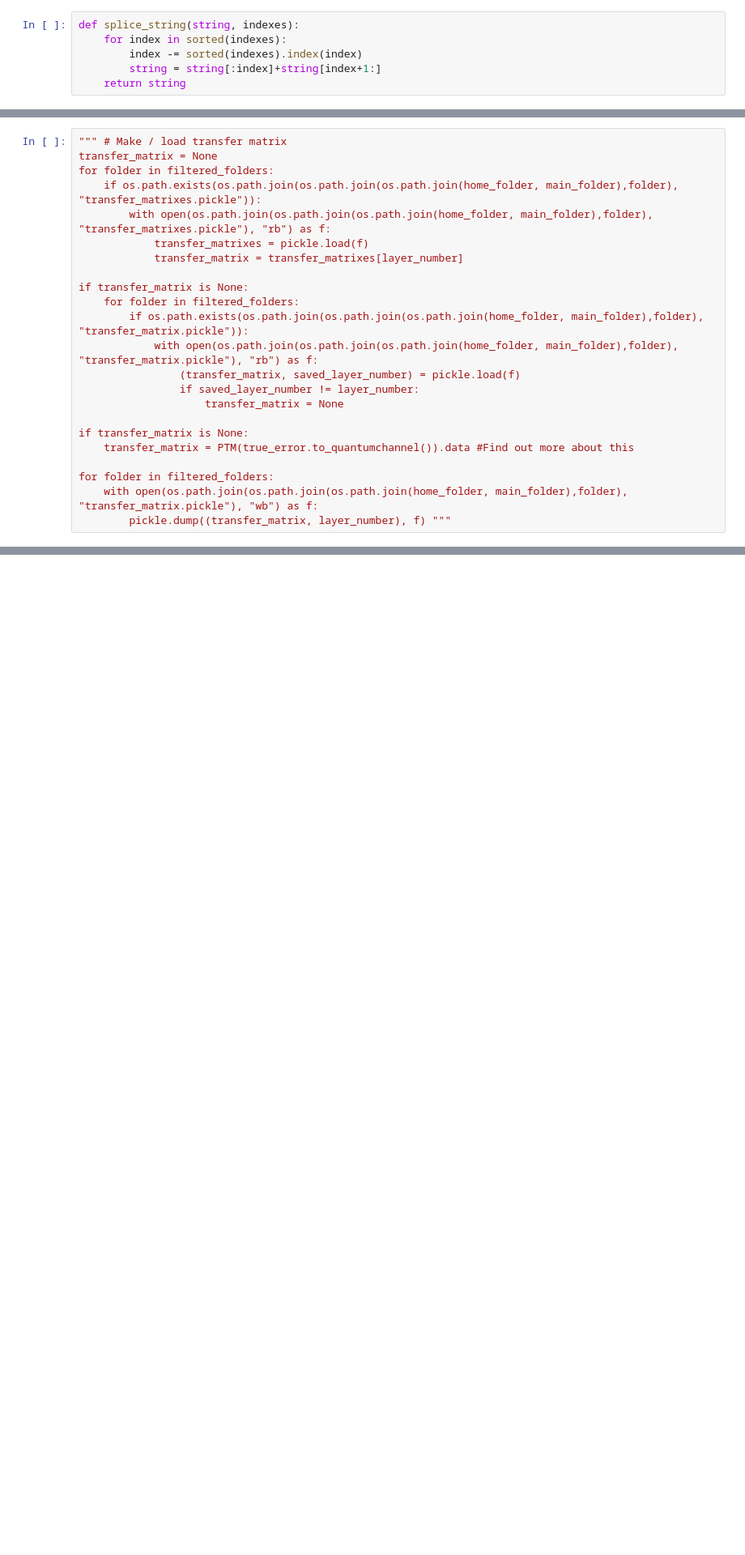
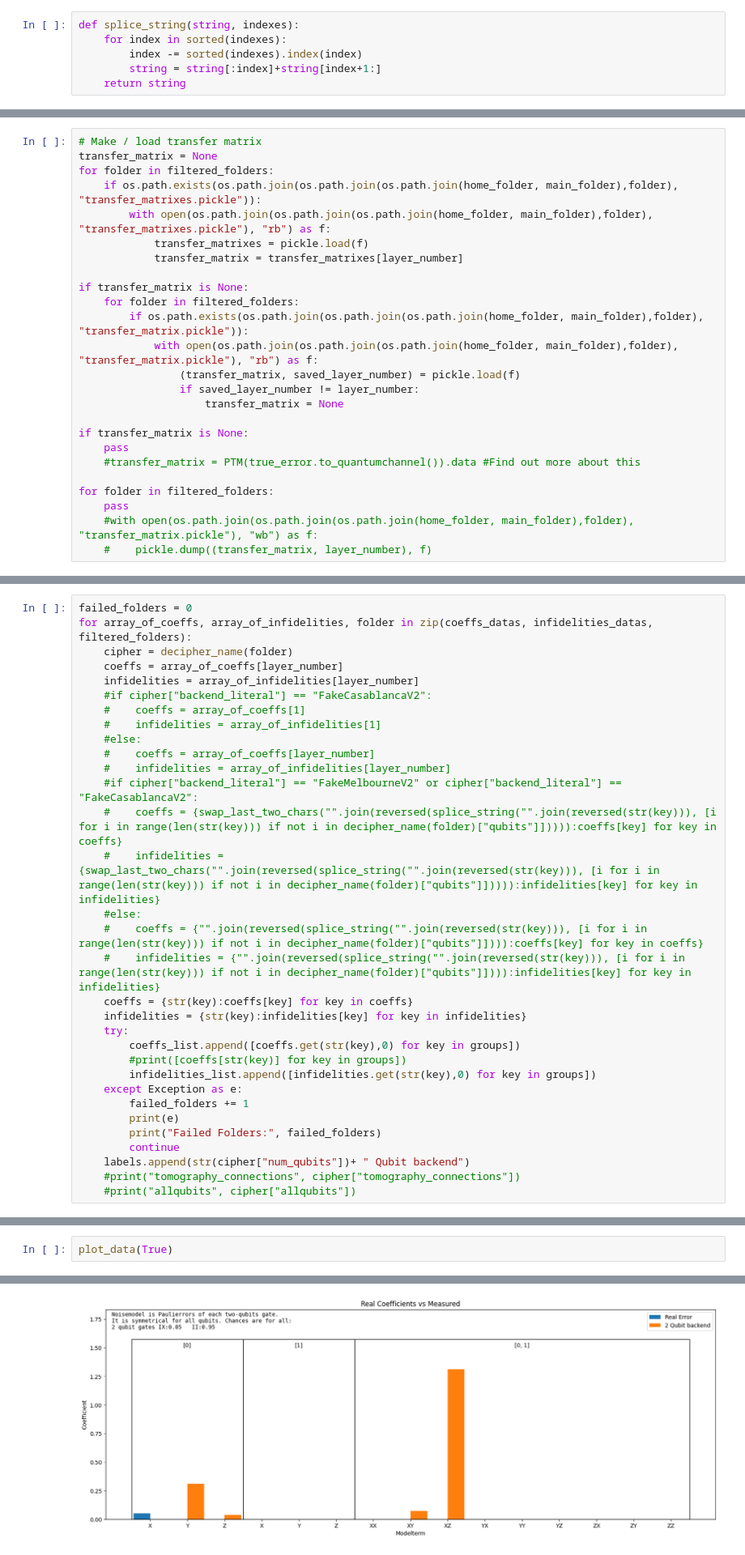
Before and after one commit to Fabrice-Schoeneberger/AutomatedPERTools_PyQuil, a Jupyter notebook: analyze_pnt.ipynb, the cells around one changed output, grey strips where cells are left out. Shown: that part at 81% size. Cells and saved outputs as stored; diff of their text form; blank space fills up the shorter version.

```diff
--- a/analyze_pnt.ipynb
+++ b/analyze_pnt.ipynb
@@ -235,5 +303,5 @@ for temp in singlequbit_error_template:
 # %%
-""" # Make / load transfer matrix
+# Make / load transfer matrix
 transfer_matrix = None
 for folder in filtered_folders:
     if os.path.exists(os.path.join(os.path.join(os.path.join(home_folder, main_folder),folder), "transfer_matrixes.pickle")):
@@ -250,8 +318,10 @@ if transfer_matrix is None:
                     transfer_matrix = None
 
 if transfer_matrix is None:
-    transfer_matrix = PTM(true_error.to_quantumchannel()).data #Find out more about this
+    pass
+    #transfer_matrix = PTM(true_error.to_quantumchannel()).data #Find out more about this
 
 for folder in filtered_folders:
-    with open(os.path.join(os.path.join(os.path.join(home_folder, main_folder),folder), "transfer_matrix.pickle"), "wb") as f:
-        pickle.dump((transfer_matrix, layer_number), f) """
+    pass
+    #with open(os.path.join(os.path.join(os.path.join(home_folder, main_folder),folder), "transfer_matrix.pickle"), "wb") as f:
+    #    pickle.dump((transfer_matrix, layer_number), f)
@@ -287,0 +345,32 @@ labels.append("Real Error")
+# %%
+failed_folders = 0
+for array_of_coeffs, array_of_infidelities, folder in zip(coeffs_datas, infidelities_datas, filtered_folders):
+    cipher = decipher_name(folder)
+    coeffs = array_of_coeffs[layer_number]
+    infidelities = array_of_infidelities[layer_number]
+    #if cipher["backend_literal"] == "FakeCasablancaV2":
+    #    coeffs = array_of_coeffs[1]
+    #    infidelities = array_of_infidelities[1]
+    #else:
+    #    coeffs = array_of_coeffs[layer_number]
+    #    infidelities = array_of_infidelities[layer_number]
+    #if cipher["backend_literal"] == "FakeMelbourneV2" or cipher["backend_literal"] == "FakeCasablancaV2":
+    #    coeffs = {swap_last_two_chars("".join(reversed(splice_string("".join(reversed(str(key))), [i for i in range(len(str(key))) if not i in decipher_name(folder)["qubits"]])))):coeffs[key] for key in coeffs}
+    #    infidelities = {swap_last_two_chars("".join(reversed(splice_string("".join(reversed(str(key))), [i for i in range(len(str(key))) if not i in decipher_name(folder)["qubits"]])))):infidelities[key] for key in infidelities}
+    #else:
+    #    coeffs = {"".join(reversed(splice_string("".join(reversed(str(key))), [i for i in range(len(str(key))) if not i in decipher_name(folder)["qubits"]]))):coeffs[key] for key in coeffs}
+    #    infidelities = {"".join(reversed(splice_string("".join(reversed(str(key))), [i for i in range(len(str(key))) if not i in decipher_name(folder)["qubits"]]))):infidelities[key] for key in infidelities}
+    coeffs = {str(key):coeffs[key] for key in coeffs}
+    infidelities = {str(key):infidelities[key] for key in infidelities}
+    try:
+        coeffs_list.append([coeffs.get(str(key),0) for key in groups])
+        #print([coeffs[str(key)] for key in groups])
+        infidelities_list.append([infidelities.get(str(key),0) for key in groups])
+    except Exception as e:
+        failed_folders += 1
+        print(e)
+        print("Failed Folders:", failed_folders)
+        continue
+    labels.append(str(cipher["num_qubits"])+ " Qubit backend")
+    #print("tomography_connections", cipher["tomography_connections"])
+    #print("allqubits", cipher["allqubits"])
@@ -360,0 +484,3 @@ else:
+# %%
+plot_data(True)
+# %% [output]
@@ -360,0 +488 @@ else:
+[figure, added]
```
Also changed, not shown: parts of 30 cells of this notebook, 13 other files.
